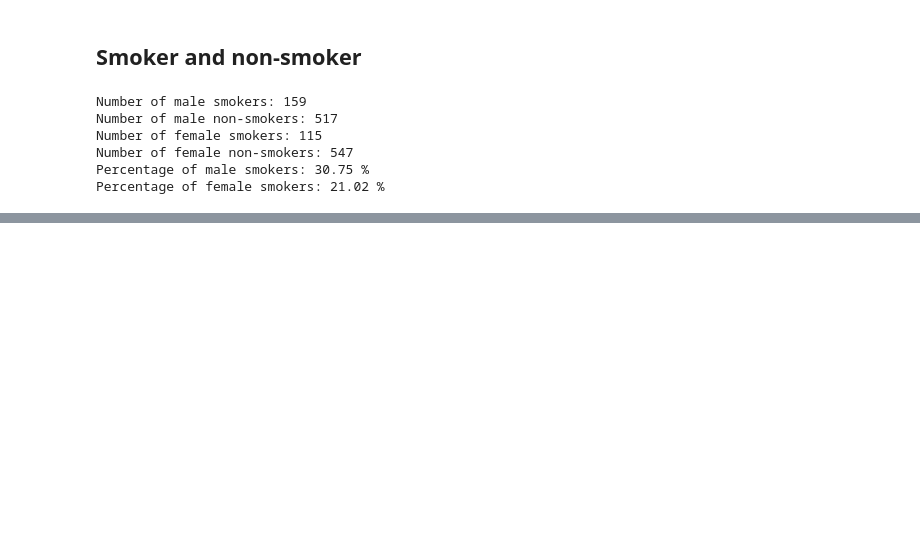
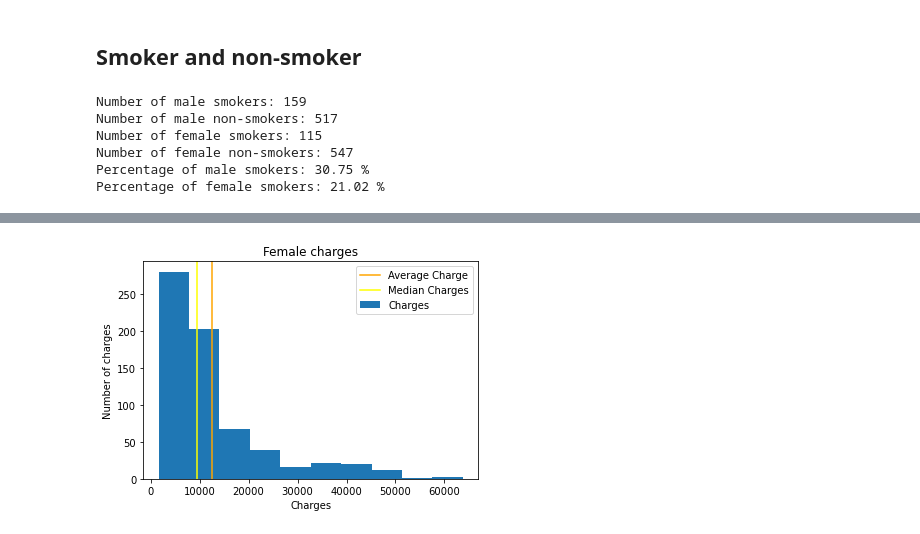
Before and after one commit to bartoginski/U.S.-Medical-Insurance-Costs-Project, a Jupyter notebook: U.S. Medical Insurance Costs.ipynb, the cells around one changed output, grey strips where cells are left out. Drawn from its saved outputs; the diff is of its cells as text; code cells hidden in the pictures; blank space fills up the shorter version.

```diff
--- a/U.S. Medical Insurance Costs.ipynb
+++ b/U.S. Medical Insurance Costs.ipynb
@@ -118,0 +214,13 @@ Percentage of female smokers: 21.02 %
+# %%
+plt.hist(df_female['charges'])
+plt.title("Female charges")
+plt.xlabel('Charges')
+plt.ylabel('Number of charges')
+plt.axvline(average_female_charge, color='orange')
+plt.axvline(median_female_charge, color='yellow')
+plt.legend(['Average Charge', 'Median Charges', 'Charges'])
+
+
+plt.show()
+# %% [output]
+[figure, added]
```
Also changed, not shown: parts of 12 cells of this notebook.
